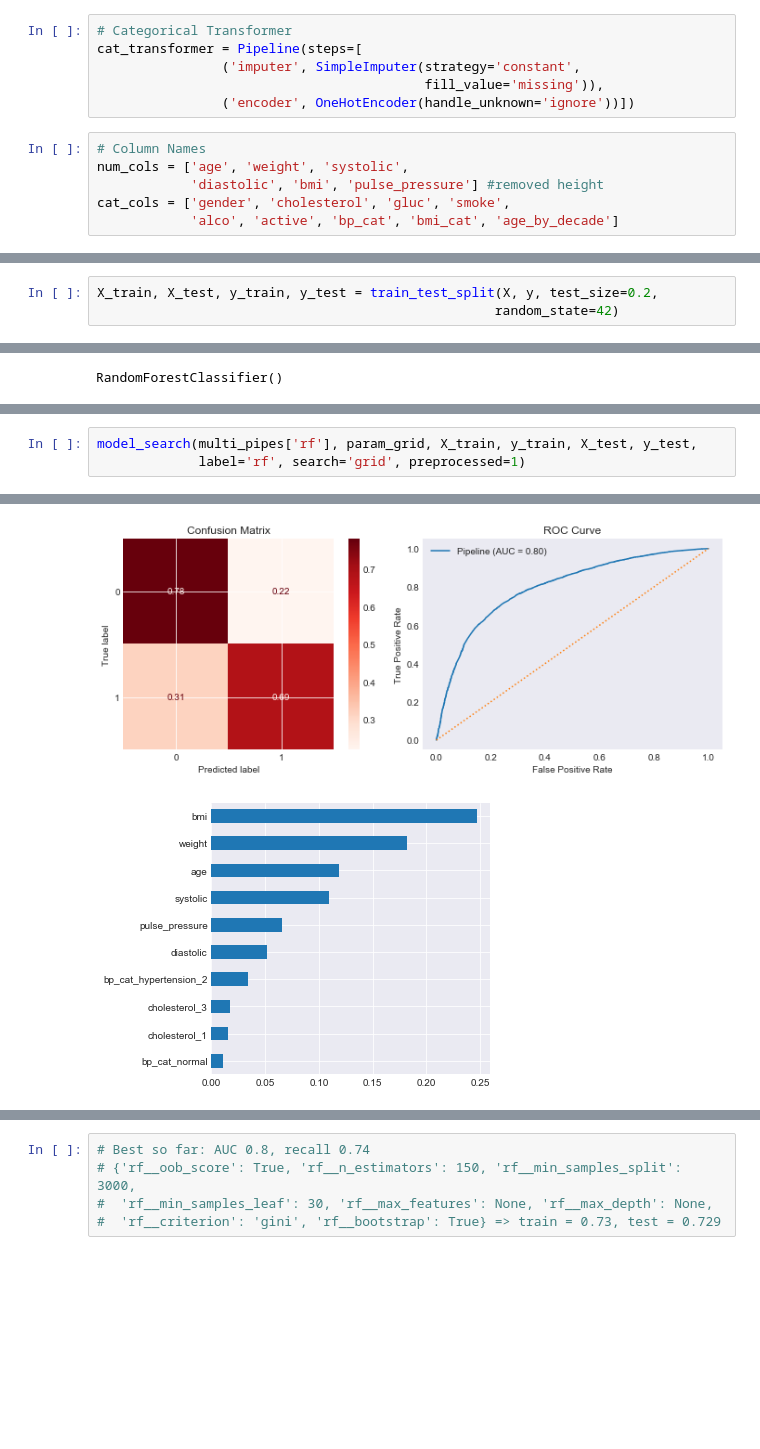
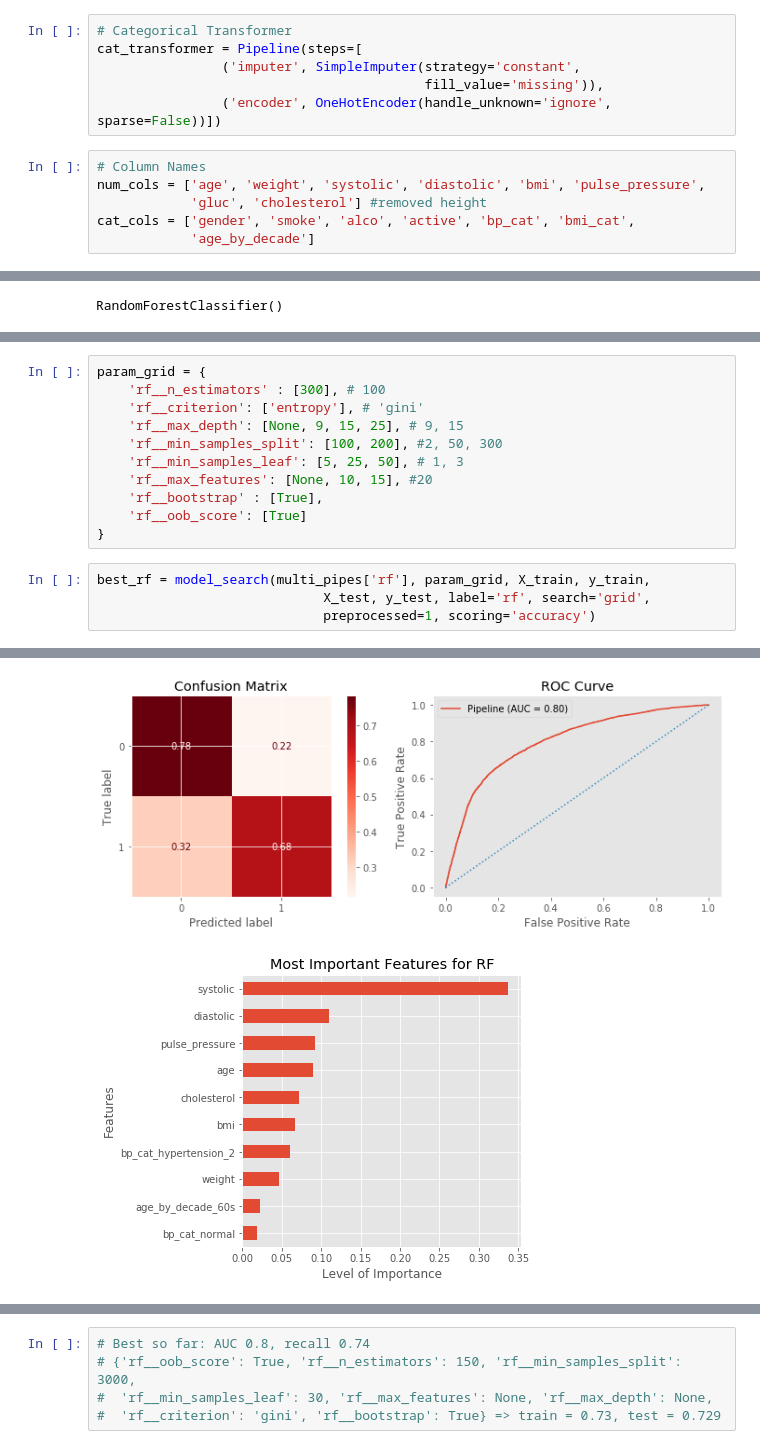
Before and after one commit to Lewis34cs/cvd_factors, a Jupyter notebook: cvd_osemn.ipynb, the cells around one changed output, grey strips where cells are left out. Drawn from its saved outputs; the diff is of its cells as text; blank space fills up the shorter version.

```diff
--- a/cvd_osemn.ipynb
+++ b/cvd_osemn.ipynb
@@ -1157,12 +1076,12 @@ num_transformer_2 = Pipeline(steps=[
 cat_transformer = Pipeline(steps=[
                 ('imputer', SimpleImputer(strategy='constant',
                                           fill_value='missing')),
-                ('encoder', OneHotEncoder(handle_unknown='ignore'))])
+                ('encoder', OneHotEncoder(handle_unknown='ignore', sparse=False))])
 # %%
 # Column Names
-num_cols = ['age', 'weight', 'systolic',
-            'diastolic', 'bmi', 'pulse_pressure'] #removed height
-cat_cols = ['gender', 'cholesterol', 'gluc', 'smoke',
-            'alco', 'active', 'bp_cat', 'bmi_cat', 'age_by_decade']
+num_cols = ['age', 'weight', 'systolic', 'diastolic', 'bmi', 'pulse_pressure',
+            'gluc', 'cholesterol'] #removed height
+cat_cols = ['gender', 'smoke', 'alco', 'active', 'bp_cat', 'bmi_cat',
+            'age_by_decade']
 # %%
 # Combining Numerical and Categorical Transformer
@@ -1294,9 +1218,6 @@ Pipeline(steps=[('preprocesser',
                                                    'bmi_cat',
                                                    'age_by_decade'])])),
                 ('xgb', XGBClassifier())])
-# %%
-X_train, X_test, y_train, y_test = train_test_split(X, y, test_size=0.2,
-                                                   random_state=42)
 # %%
 # Evaluating Vanilla models through our multi_pipe dictionary
 for key, pipe in multi_pipes.items():
@@ -1438,4 +1360,16 @@ param_grid = {
+# %%
+param_grid = {
+    'rf__n_estimators' : [300], # 100
+    'rf__criterion': ['entropy'], # 'gini'
+    'rf__max_depth': [None, 9, 15, 25], # 9, 15
+    'rf__min_samples_split': [100, 200], #2, 50, 300
+    'rf__min_samples_leaf': [5, 25, 50], # 1, 3
+    'rf__max_features': [None, 10, 15], #20
+    'rf__bootstrap' : [True],
+    'rf__oob_score': [True]
+}
 # %%
-model_search(multi_pipes['rf'], param_grid, X_train, y_train, X_test, y_test,
-             label='rf', search='grid', preprocessed=1)
+best_rf = model_search(multi_pipes['rf'], param_grid, X_train, y_train,
+                             X_test, y_test, label='rf', search='grid',
+                             preprocessed=1, scoring='accuracy')
 # %% [output]
@@ -1461,3 +1395,3 @@ Test data score: 0.7322806516147471
 ------------------------------------------------------------
-[figure, old version]
+[figure, new version]
-[figure, old version]
+[figure, new version]
```
Also changed, not shown: parts of 246 cells of this notebook.
